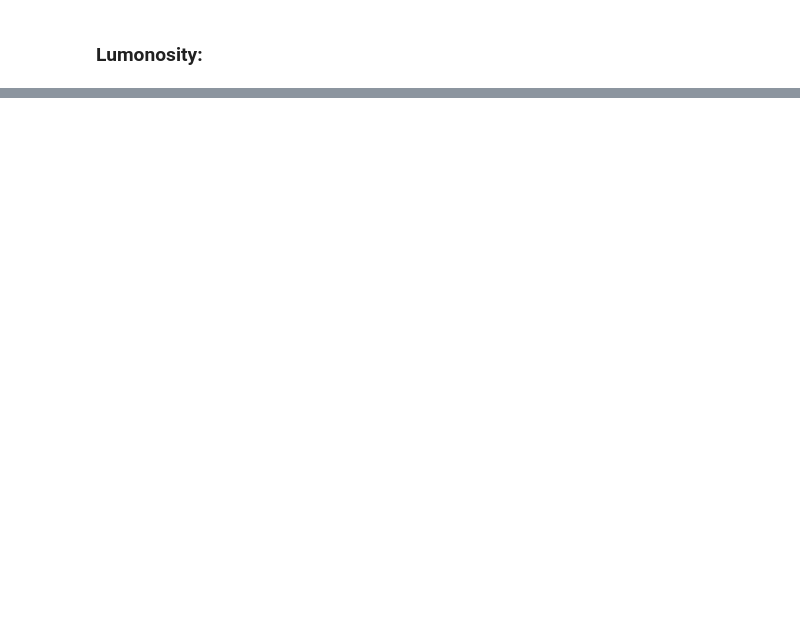
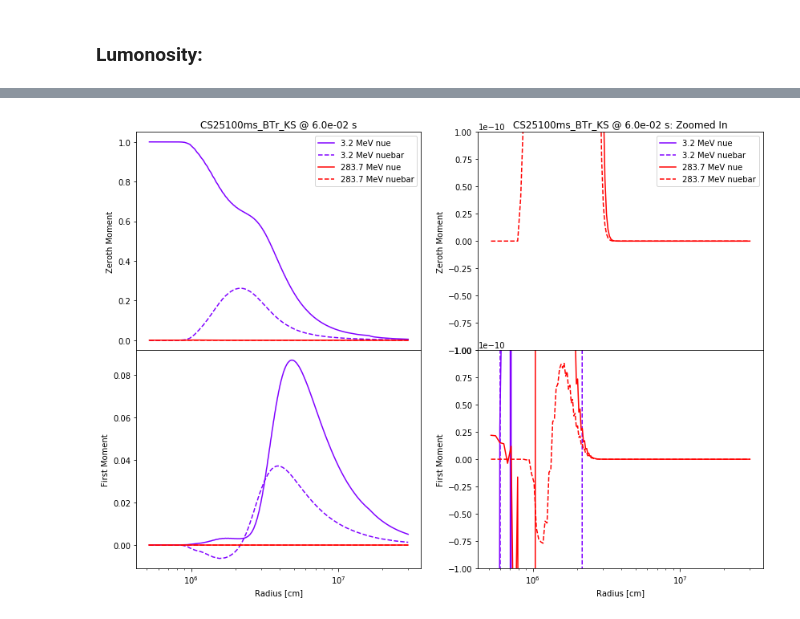
Before and after one commit to ranchu1/Analysis_FLASH, a Jupyter notebook: unitTests/1-[Details_OneFile]1D.ipynb, the cells around one changed output, grey strips where cells are left out. Saved outputs shown, nothing was run; the diff lists cells and outputs as text; code cells hidden in the pictures; blank space fills up the shorter version.

```diff
--- a/unitTests/1-[Details_OneFile]1D.ipynb
+++ b/unitTests/1-[Details_OneFile]1D.ipynb
@@ -160 +160,46 @@ plt.show()
+# %%
+# Lowest energetic & Highest energetic J / H vs Radius
+iEs = [0, len(Energy[0])-1]
+
+%matplotlib inline
+import matplotlib.pyplot as plt
+import matplotlib.cm as cm
+import numpy as np
+
+LineType     = ['solid','dashed']
+labels = ['nue','nuebar']
+
+colors = cm.rainbow(np.linspace(0, 1, len(Energy[0])))
+
+fig, axs = plt.subplots(2, 2, sharex=True, sharey=False, gridspec_kw={'hspace': 0},\
+                       figsize=(14, 10))
+for iE1 in iEs:
+    for iS in range(nSpecies):
+        for ip in range(2):
+            axs[0][ip].plot(Radius[0],ZerothMoment[0][iS][:,iE1],\
+                        linestyle=LineType[iS],color=colors[iE1],\
+                        label= '%.1f MeV '%(Energy[0][iE1])+labels[iS])
+            axs[1][ip].plot(Radius[0],FirstMoment[0][iS][:,iE1],\
+                        linestyle=LineType[iS],color=colors[iE1],\
+                        label= '%.1f MeV '%(Energy[0][iE1])+labels[iS])
+
+axs[0][0].set_ylabel('Zeroth Moment')
+axs[1][0].set_ylabel('First Moment')
+axs[1][0].set_xlabel('Radius [cm]')
+axs[1][0].set_xscale('log')
+axs[0][0].legend(loc='best')
+
+axs[0][1].set_ylabel('Zeroth Moment')
+axs[1][1].set_ylabel('First Moment')
+axs[1][1].set_xlabel('Radius [cm]')
+axs[1][1].set_xscale('log')
+axs[0][1].set_ylim([-1.0e-10, 1.0e-10])
+axs[1][1].set_ylim([-1.0e-10, 1.0e-10])
+axs[0][1].legend(loc='best')
+
+axs[0][0].set_title(ProblemDir+' @ {:.1e} s'.format(Times[0]))
+axs[0][1].set_title(ProblemDir+' @ {:.1e} s'.format(Times[0])+': Zoomed In')
+plt.show()
+# %% [output]
+[figure, added]
 # %%
```
Also changed, not shown: parts of 8 cells of this notebook.
